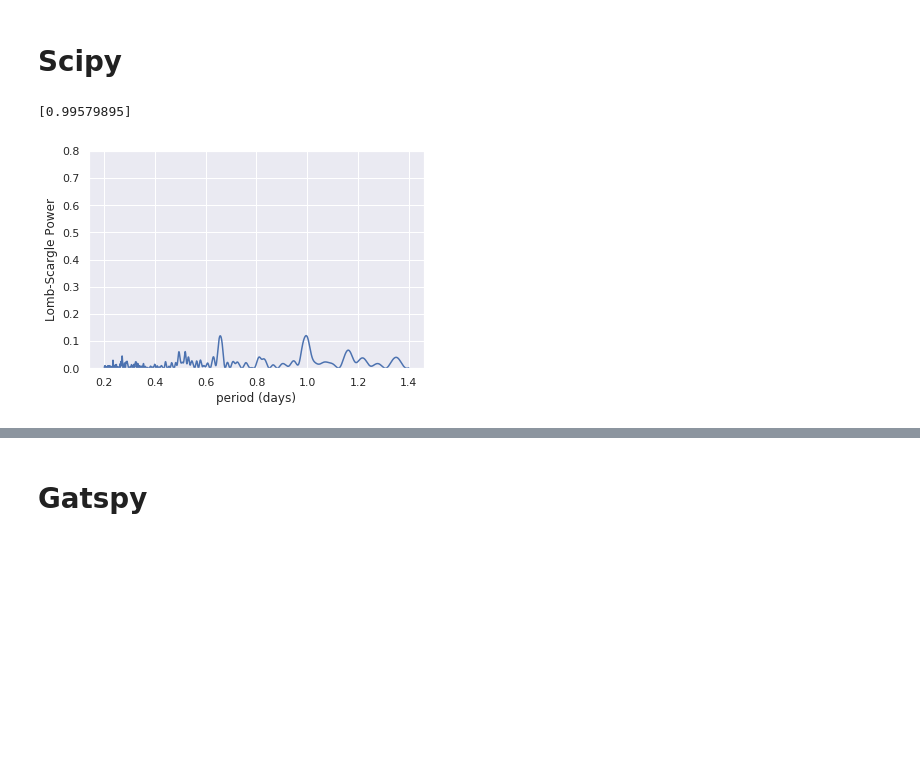
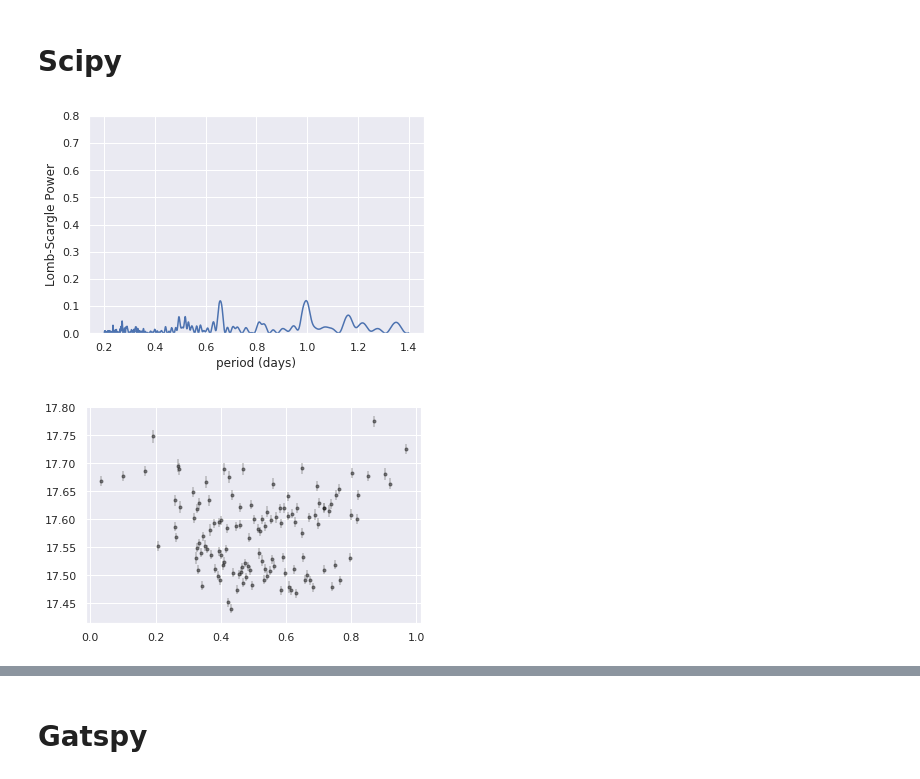
Before and after one commit to manuelmarcano22/NGC6397F336W, a Jupyter notebook: u9712005/LightCurve.ipynb, the cells around one changed output, grey strips where cells are left out. Drawn from its saved outputs; the diff is of its cells as text; code cells hidden in the pictures; blank space fills up the shorter version.

```diff
--- a/u9712005/LightCurve.ipynb
+++ b/u9712005/LightCurve.ipynb
@@ -183,8 +183,6 @@ plt.show()
 # %% [markdown]
 # Scipy
 # %%
-
-
 from scipy.signal import lombscargle
 
 # Choose a period grid
@@ -196,8 +194,8 @@ ang_freqs = 2 * np.pi / periods
 power = lombscargle(t737.flatten(), mag737 - mag737.mean(), ang_freqs)
 
 # normalize the power
-N = len(t)
-power *= 2 / (N * mag.std() ** 2)
+N = len(t737.flatten())
+power *= 2 / (N * mag737.std() ** 2)
 
 # plot the results
 fig, ax = plt.subplots()
@@ -205,13 +203,21 @@ ax.plot(periods, power)
 ax.set(ylim=(0, 0.8), xlabel='period (days)',
        ylabel='Lomb-Scargle Power');
 # %% [output]
-[0.99579895]
 [figure]
 # %%
 
 indexmax = np.where(power == power.max())
 periodmax = periods[indexmax]
 #print(periodmax)
 
 # Compute phases of the obsevations
-phase = (t737.flatten() / period) % 1
+phase737 = (t737.flatten() / periodmax) % 1
+
+# Plot the phased data & model
+fig, ax = plt.subplots()
+
+
+ax.errorbar(phase737, mag737, dmag737, fmt='.k', ecolor='gray', alpha=0.5)
+plt.show()
+# %% [output]
+[figure, added]
```
Also changed, not shown: parts of 4 cells of this notebook.
